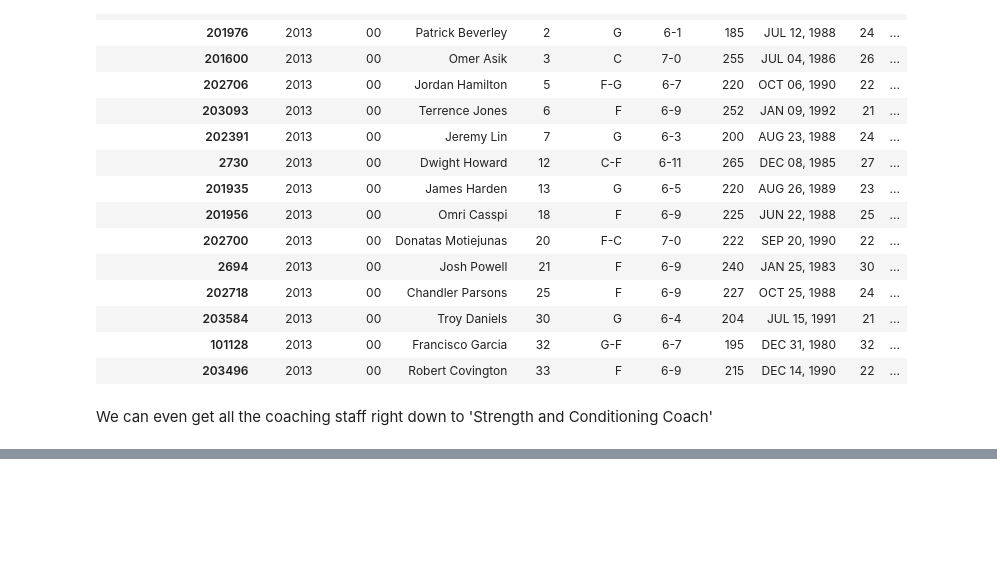
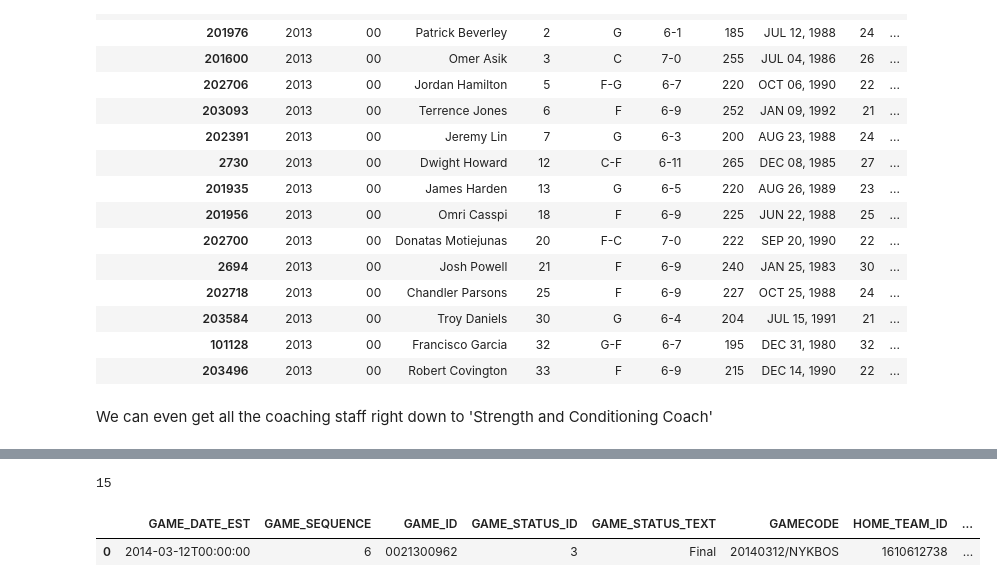
Before and after one commit to ltiao/notes, a Jupyter notebook: NBA Stat Resources.ipynb, the cells around one changed output, grey strips where cells are left out. Saved outputs shown, nothing was run; the diff lists cells and outputs as text; code cells hidden in the pictures; blank space fills up the shorter version.

```diff
--- a/NBA Stat Resources.ipynb
+++ b/NBA Stat Resources.ipynb
@@ -516,0 +604,10 @@ df = DataFrame(data[u'rowSet'], columns=data[u'headers']).set_index(['TEAM_ID',
+# %%
+len(r.json()[u'resultSets'])
+# %% [output]
+15
+# %%
+data = r.json()[u'resultSets'][0]
+df = DataFrame(data[u'rowSet'], columns=data[u'headers']); df
+# %% [output]
+|  | GAME_DATE_EST | GAME_SEQUENCE | GAME_ID | GAME_STATUS_ID | GAME_STATUS_TEXT | GAMECODE | HOME_TEAM_ID | ... |
+| 0 | 2014-03-12T00:00:00 | 6 | 0021300962 | 3 | Final | 20140312/NYKBOS | 1610612738 | ... |
```
Also changed, not shown: parts of 15 cells of this notebook.
